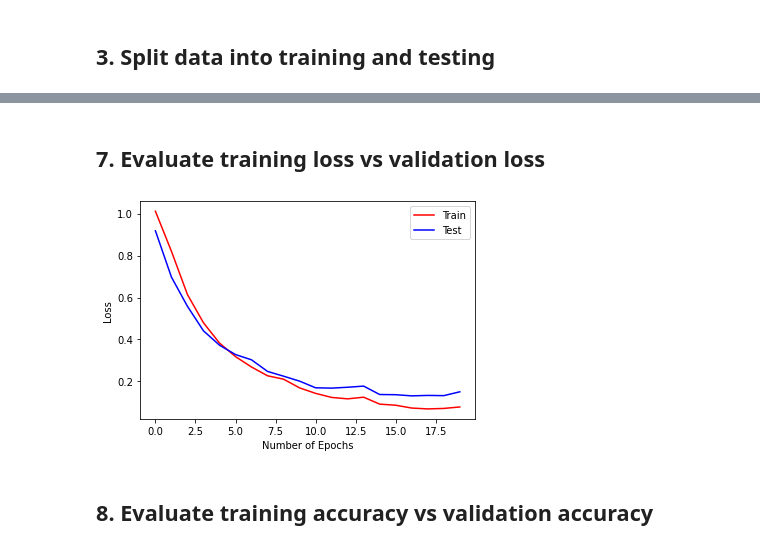
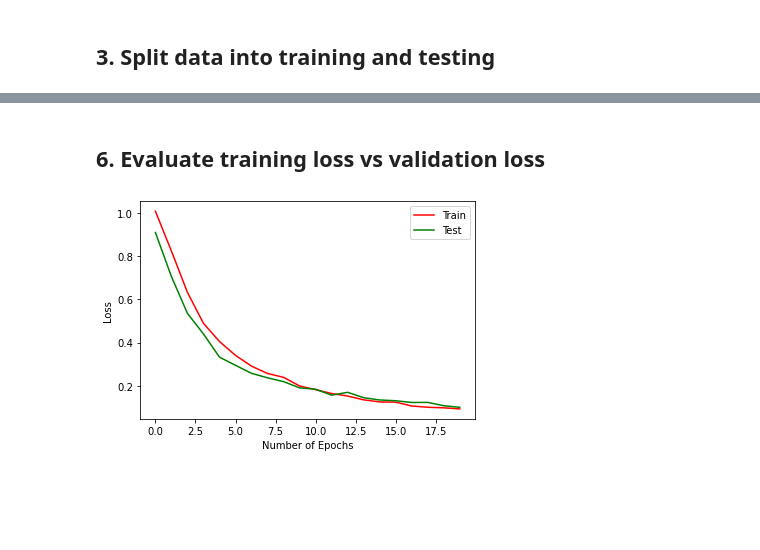
Before and after one commit to c-hammer45/ShapesClassification, a Jupyter notebook: Shapes_Classification.ipynb, the cells around one changed output, grey strips where cells are left out. Drawn from its saved outputs; the diff is of its cells as text; code cells hidden in the pictures; blank space fills up the shorter version.

```diff
--- a/Shapes_Classification.ipynb
+++ b/Shapes_Classification.ipynb
@@ -62,7 +63,7 @@ training_labels = to_categorical(training_labels, num_classes = 3)
 
 #Split into training and testing data
 x_train, x_test, y_train, y_test = train_test_split(training_images, training_labels,
-                                                    test_size = 0.25, random_state = 42, shuffle=True)
+                                                    test_size = 0.2, random_state = 42, shuffle=True)
 
 #Regularize images to ease computation
 x_train = x_train/255
@@ -97,10 +94,9 @@ model.add(MaxPool2D(pool_size = 2))
 model.add(Conv2D(filters = 64, kernel_size = 3, padding = "same", activation = "relu"))
 model.add(MaxPool2D(pool_size = 2))
 
-#ADD SOMETHING TO DEAL WITH LEARNING RATE
-
 #fully connected neural network
 model.add(Flatten())
 model.add(Dense(64, activation = "relu"))
+model.add(Dropout(0.2))
 model.add(Dense(3, activation = "softmax"))
 # %% [markdown]
@@ -110,6 +106,6 @@ model.add(Dense(3, activation = "softmax"))
 model.compile(loss = 'categorical_crossentropy', optimizer = 'adam', metrics = ['accuracy'])
 
 #fit the model on the training and testing sets
-history = model.fit(x_train, y_train, epochs = 20, batch_size = 128, validation_data = (x_test, y_test))
+history = model.fit(x_train, y_train, batch_size = 128, epochs = 20, validation_data = (x_test, y_test))
 # %% [output]
 Epoch 1/20
@@ -132,14 +128,12 @@ Epoch 20/20
-# %% [markdown]
-## 7. Evaluate training loss vs validation loss
+# %% [markdown]
+## 6. Evaluate training loss vs validation loss
 # %%
 #check the loss
 plt.plot(history.history['loss'], color = 'r')
-plt.plot(history.history['val_loss'], color = 'b')
+plt.plot(history.history['val_loss'], color = 'g')
 plt.xlabel('Number of Epochs')
 plt.ylabel('Loss')
 plt.legend(['Train', 'Test'], loc = 'upper right')
 plt.show()
 # %% [output]
-[figure, old version]
+[figure, new version]
-# %% [markdown]
-## 8. Evaluate training accuracy vs validation accuracy
```
Also changed, not shown: parts of 13 cells of this notebook.
